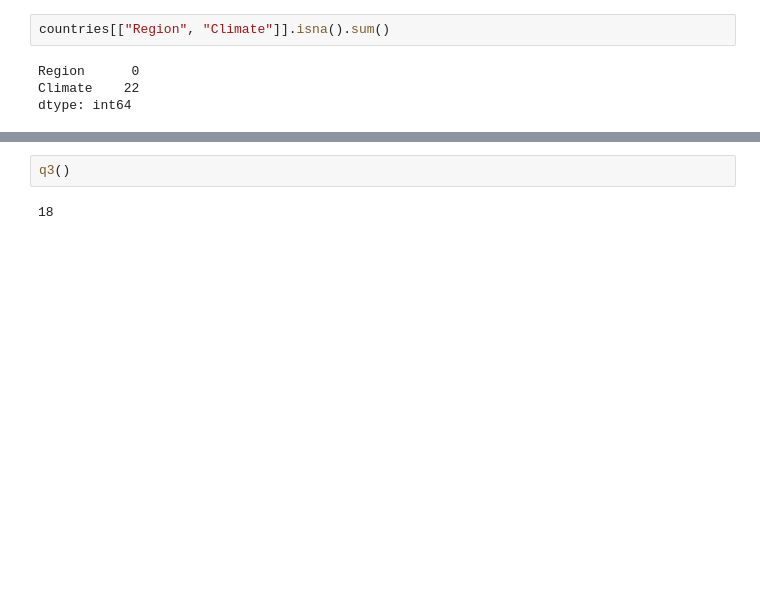
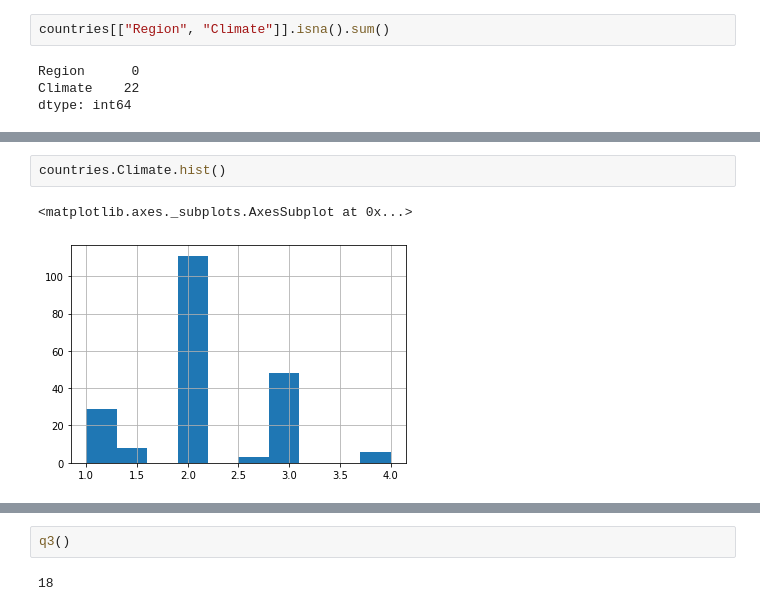
Before and after one commit to Diegohluiz/Desafios-DataScience-Codenation, a Jupyter notebook: Desafio Semana 7/main.ipynb, the cells around one changed output, grey strips where cells are left out. Drawn from its saved outputs; the diff is of its cells as text; blank space fills up the shorter version.

```diff
--- a/Desafio Semana 7/main.ipynb
+++ b/Desafio Semana 7/main.ipynb
@@ -155,0 +185,5 @@ dtype: int64
+# %%
+countries.Climate.hist()
+# %% [output]
+<matplotlib.axes._subplots.AxesSubplot at 0x...>
+[figure, added]
```
Also changed, not shown: parts of 12 cells of this notebook.
